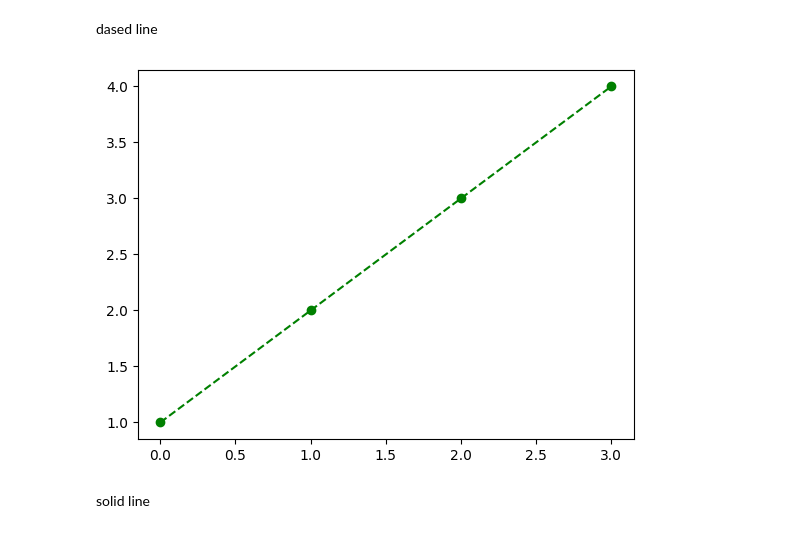
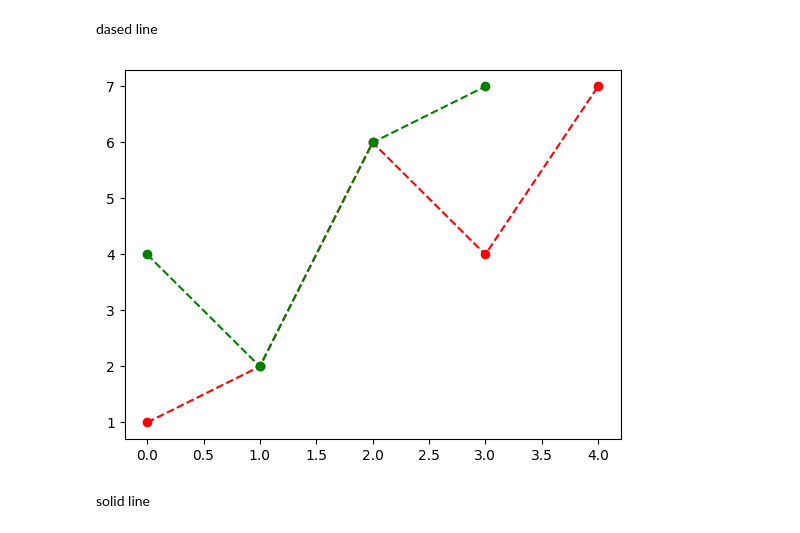
Before and after one commit to ANILPAL-AP/Python-Basics-Website, a Jupyter notebook: palji.ipynb, the cells around one changed output. Saved outputs shown, nothing was run; the diff lists cells and outputs as text; code cells hidden in the pictures.

```diff
--- a/palji.ipynb
+++ b/palji.ipynb
@@ -75,12 +75,14 @@ plt.show()
 # %% [markdown]
 dased line
 # %%
-x=np.array([1,2,3,4])
-y=np.array([4,5,6,7])
-plt.plot(x,"o--g")
+x=np.array([1,2,6,4,7])
+y=np.array([4,2,6,7])
+plt.plot(x,"o--r")
+plt.plot(y,"o--g")
+
 plt.show()
 # %% [output]
-[figure, old version]
+[figure, new version]
 # %% [markdown]
 solid line
 # %%
```
Also changed, not shown: parts of 13 cells of this notebook.
